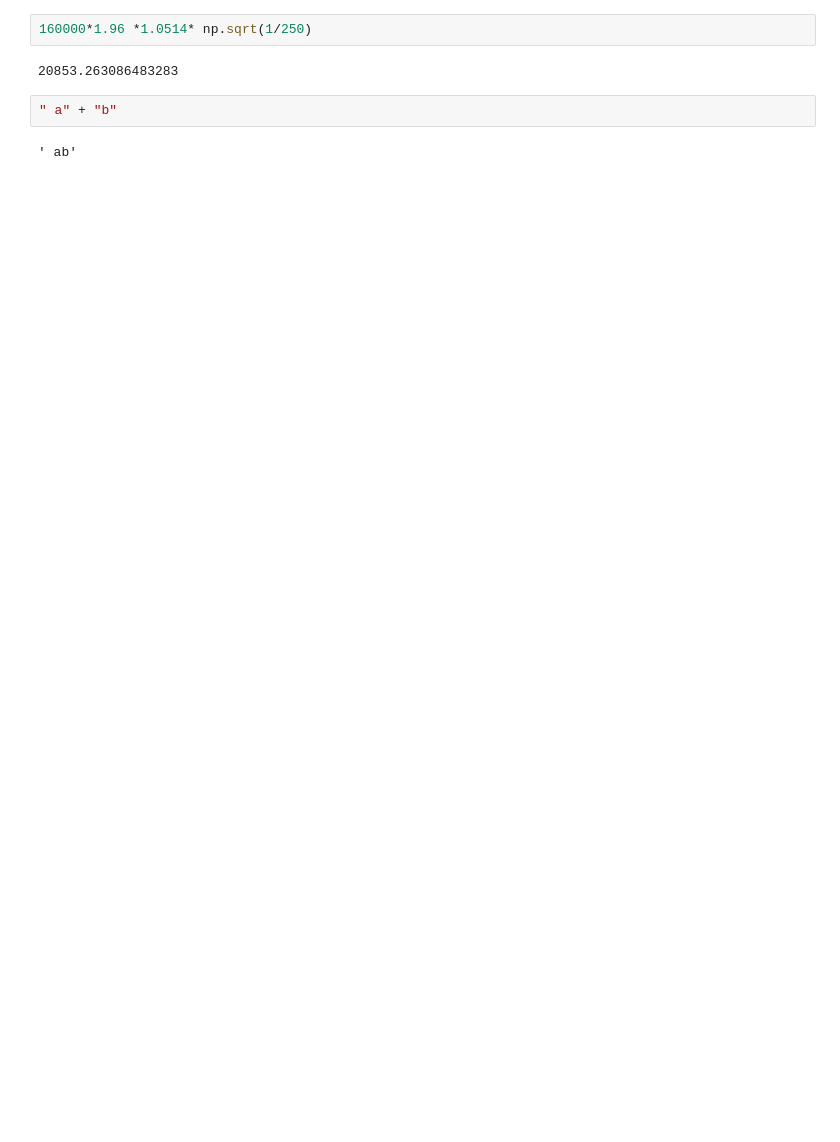
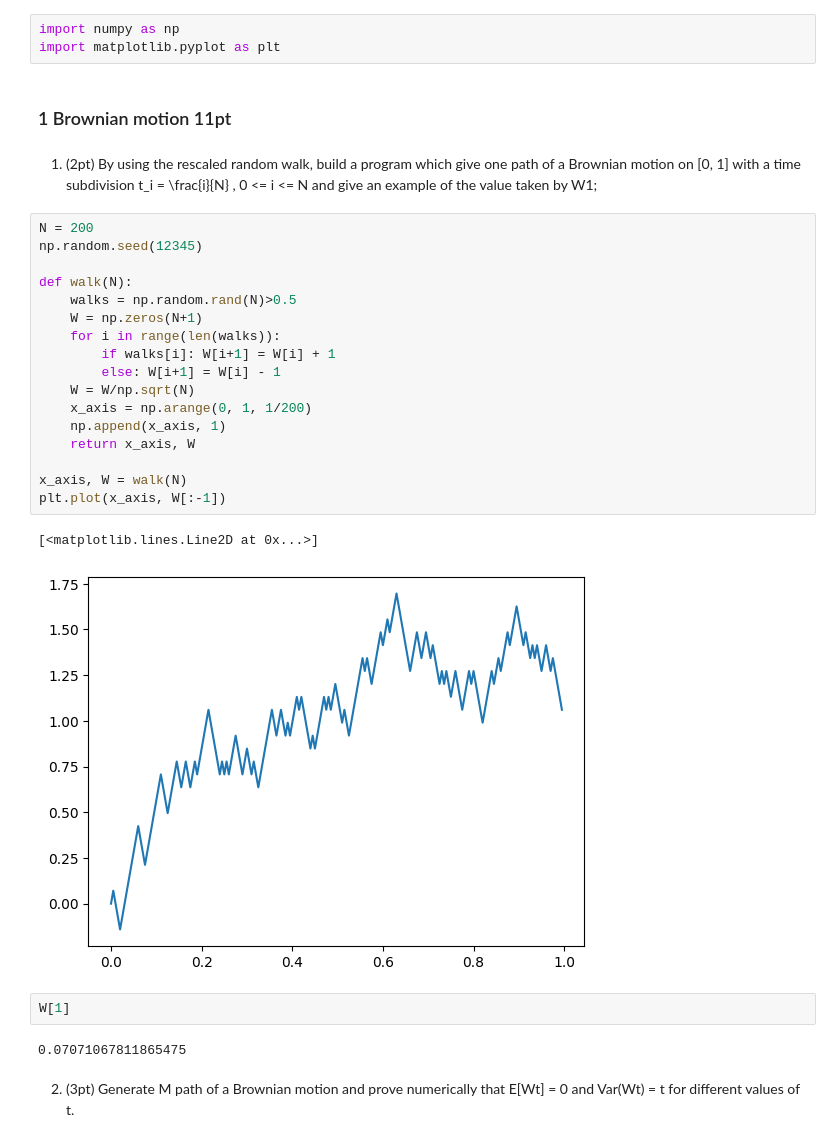
Before and after one commit to jgeng99/berkeley-work, a Jupyter notebook: INDENG222/hw2-jupyter.ipynb, the cells around one changed output. Saved outputs shown, nothing was run; the diff lists cells and outputs as text; blank space fills up the shorter version.

```diff
--- a/INDENG222/hw2-jupyter.ipynb
+++ b/INDENG222/hw2-jupyter.ipynb
@@ -115,8 +1,34 @@ a = np.sqrt((x**2)*(sigma_pi**2) + 2*x*(y)*cov_pi_market + (y)**2*(sigma_maket**
-# %%
-160000*1.96 *1.0514* np.sqrt(1/250)
-# %% [output]
-20853.263086483283
-# %%
-" a" + "b"
-# %% [output]
-' ab'
+# %%
+import numpy as np
+import matplotlib.pyplot as plt
+# %% [markdown]
+### 1 Brownian motion 11pt
+# %% [markdown]
+1. (2pt) By using the rescaled random walk, build a program which give one path of a Brownian motion on [0, 1] with a time subdivision t_i = \frac{i}{N} , 0 <= i <= N and give an example of the value taken by W1;
+# %%
+N = 200
+np.random.seed(12345)
+
+def walk(N):
+    walks = np.random.rand(N)>0.5
+    W = np.zeros(N+1)
+    for i in range(len(walks)):
+        if walks[i]: W[i+1] = W[i] + 1
+        else: W[i+1] = W[i] - 1
+    W = W/np.sqrt(N)
+    x_axis = np.arange(0, 1, 1/200)
+    np.append(x_axis, 1)
+    return x_axis, W
+
+x_axis, W = walk(N)
+plt.plot(x_axis, W[:-1])
+# %% [output]
+[<matplotlib.lines.Line2D at 0x...>]
+[figure, added]
+# %%
+W[1]
+# %% [output]
+0.07071067811865475
+# %% [markdown]
+2. (3pt) Generate M path of a Brownian motion and prove numerically that E[Wt] = 0
+and Var(Wt) = t for different values of t.
```
Also changed, not shown: parts of 22 cells of this notebook.
